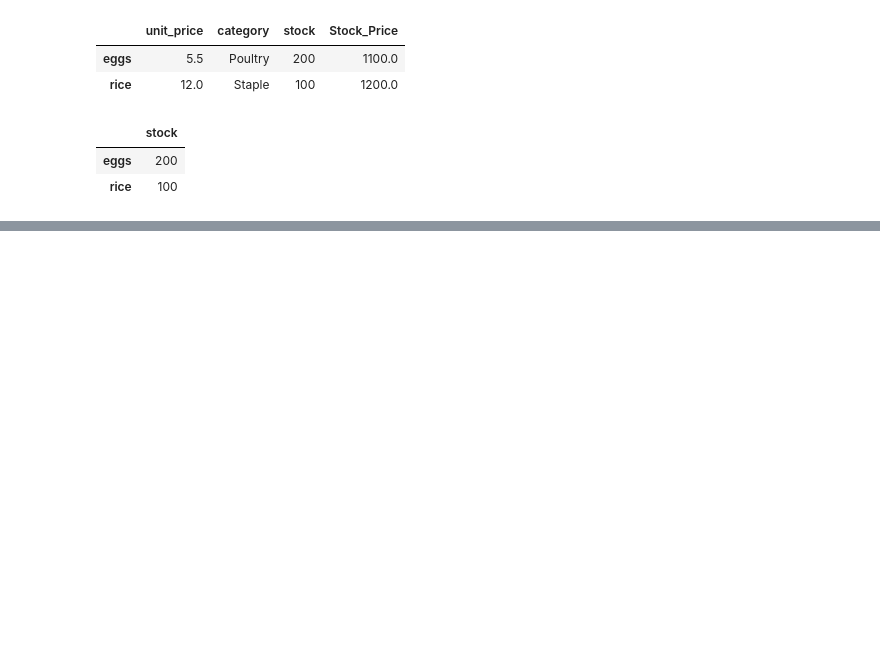
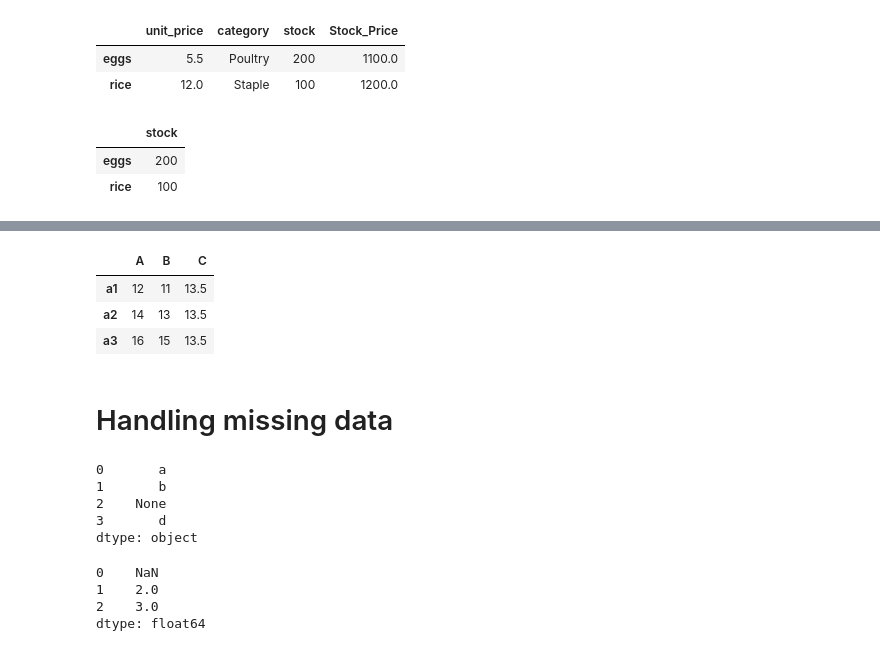
Before and after one commit to arindam31/DataAnalysisStudy, a Jupyter notebook: Pandas - Objects.ipynb, the cells around one changed output, grey strips where cells are left out. Cells and saved outputs as stored; diff of their text form; code cells hidden in the pictures; blank space fills up the shorter version.

Commit message:
Pandas: Datasets combining, handling NaNs and some linear algebra using typings

```diff
--- a/Pandas - Objects.ipynb
+++ b/Pandas - Objects.ipynb
@@ -459,0 +535,35 @@ grocery_df.loc[grocery_df.stock >= 100, ['stock']]
+# %%
+# Lets fill those NaNs
+fill = d1.stack().mean()
+d2.add(d1, fill_value=fill)
+
+# Note: If indexes of both dfs were different, this solution with produce NaNs.So just fill with a constant in
+# that case.
+# %% [output]
+|  | A | B | C |
+| a1 | 12 | 11 | 13.5 |
+| a2 | 14 | 13 | 13.5 |
+| a3 | 16 | 15 | 13.5 |
+# %% [markdown]
+# Handling missing data
+# %%
+s_str = pd.Series(np.array(['a', 'b', None, 'd']))
+s_str
+# %% [output]
+0       a
+1       b
+2    None
+3       d
+dtype: object
+# %%
+s_int = pd.Series(np.array([1,2,3], dtype=int))
+s_int[0] = None
+s_int
+
+# As you can see, the series got upcasted to float.
+# Also, the None, got converted to a NaN.
+# %% [output]
+0    NaN
+1    2.0
+2    3.0
+dtype: float64
```
Also changed, not shown: parts of 22 cells of this notebook, 3 other files.
